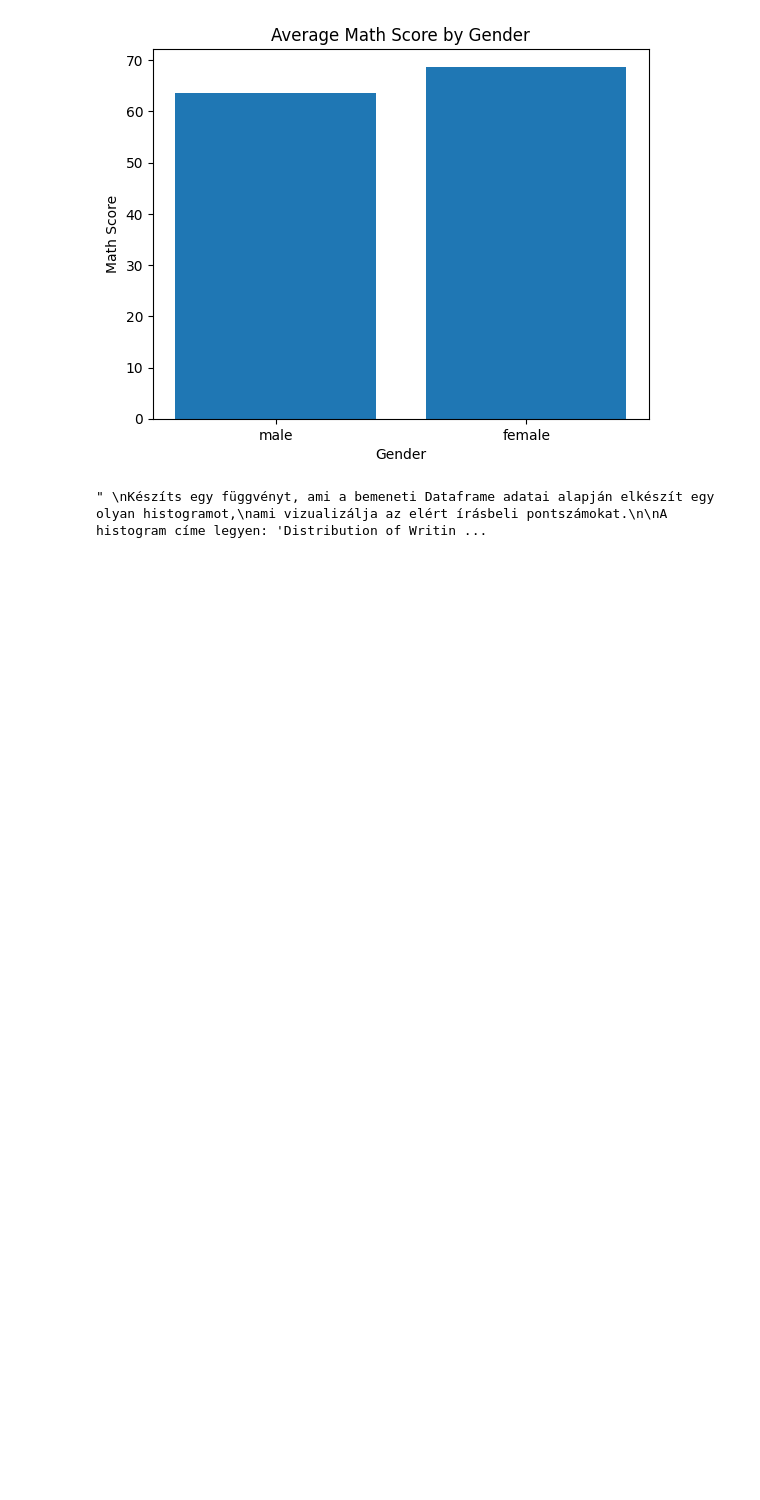
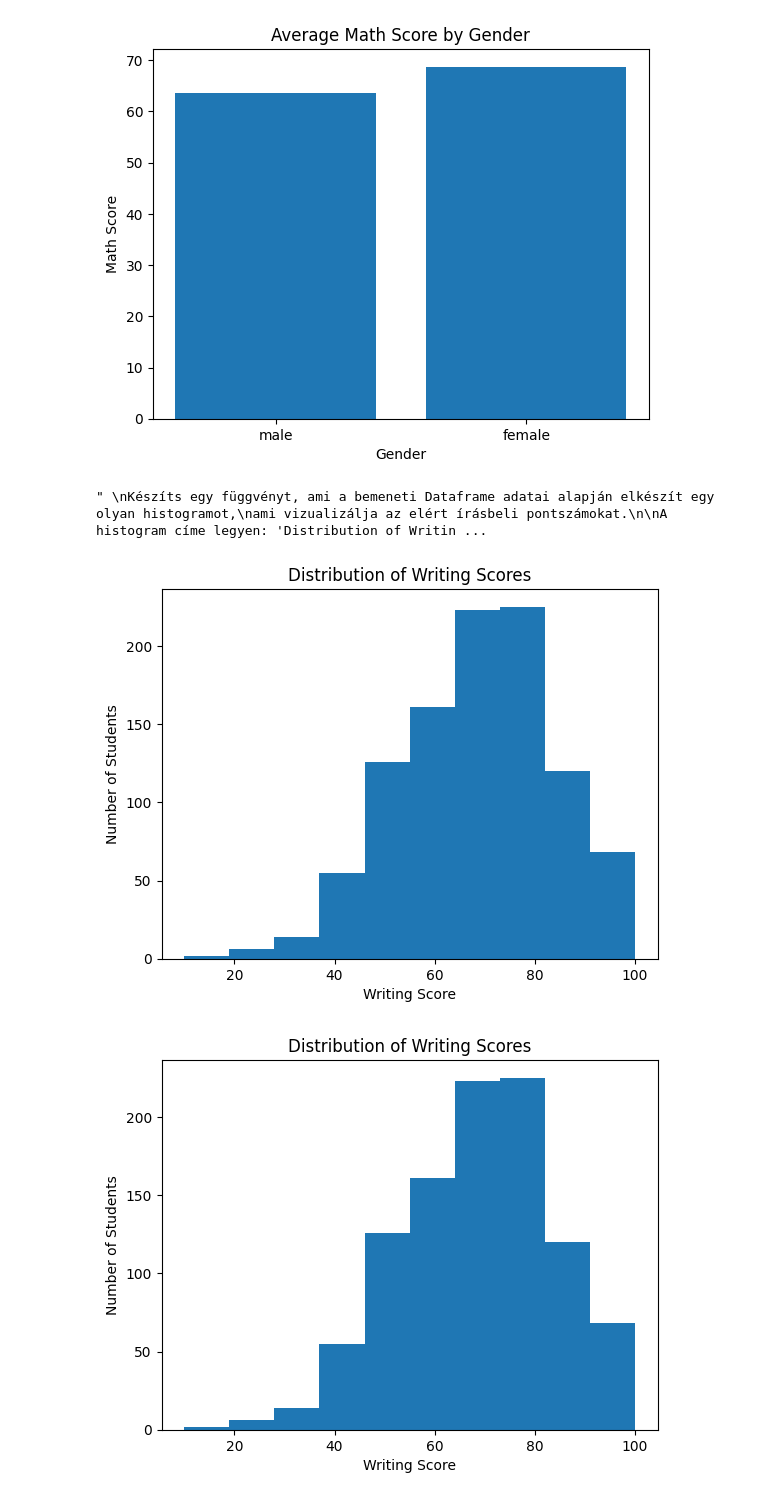
Before and after one commit to Zit42/BEVADAT2022232, a Jupyter notebook: HAZI/HAZI04/HAZI04.ipynb, the cells around one changed output. Cells and saved outputs as stored; diff of their text form; code cells hidden in the pictures; blank space fills up the shorter version.

```diff
--- a/HAZI/HAZI04/HAZI04.ipynb
+++ b/HAZI/HAZI04/HAZI04.ipynb
@@ -360,3 +358,19 @@ függvény neve: writing_hist
+# %%
+#10
+def writing_hist(inp:  pd.core.frame.DataFrame ):
+    xc = inp.copy()
+    fig, ax = plt.subplots()
+
+    ax.hist(xc['writing score'])
+    ax.set_title('Distribution of Writing Scores')
+    ax.set_xlabel('Writing Score')
+    ax.set_ylabel('Number of Students')
+    return fig
+
+writing_hist(df)
+# %% [output]
+[figure, added]
+[figure, added]
 # %%
 '''
 Készíts egy függvényt, ami a bemeneti Dataframe adatai alapján elkészít egy olyan kördiagramot,
```
Also changed, not shown: parts of 1 cell of this notebook, 1 other file.
